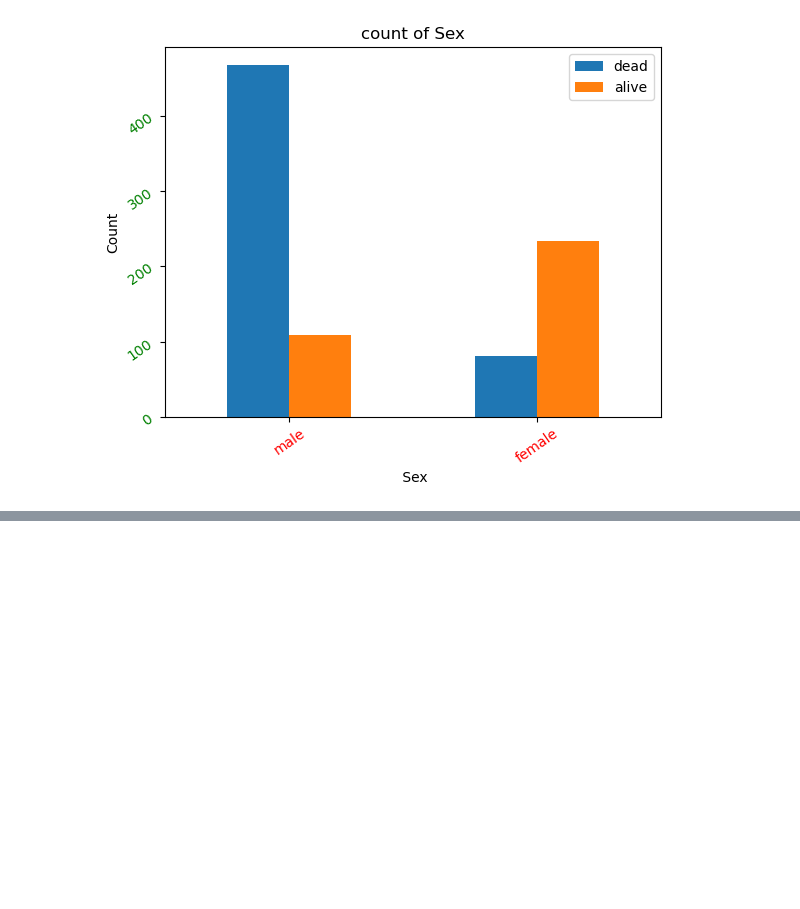
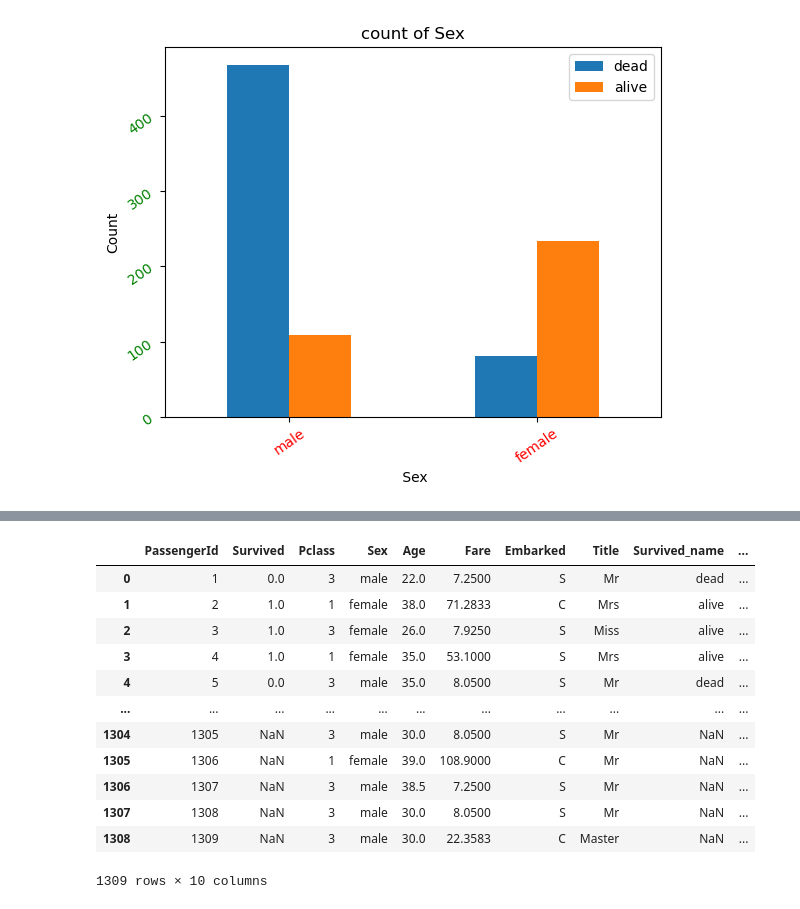
Before and after one commit to KennethAgbo/Data--Wrangling-and-EDA-on-Titanic-Data-set-, a Jupyter notebook: Notebook.ipynb, the cells around one changed output, grey strips where cells are left out. Drawn from its saved outputs; the diff is of its cells as text; code cells hidden in the pictures; blank space fills up the shorter version.

```diff
--- a/Notebook.ipynb
+++ b/Notebook.ipynb
@@ -370,0 +449,20 @@ sns.scatterplot(data=df, x="Age", y="Fare")
+# %%
+df['no of family']=df['SibSp'] + df['Parch']
+# %%
+df_new = df.drop(columns=['SibSp','Parch', 'Name', 'Ticket'])
+# %%
+df_new
+# %% [output]
+|  | PassengerId | Survived | Pclass | Sex | Age | Fare | Embarked | Title | Survived_name | ... |
+| 0 | 1 | 0.0 | 3 | male | 22.0 | 7.2500 | S | Mr | dead | ... |
+| 1 | 2 | 1.0 | 1 | female | 38.0 | 71.2833 | C | Mrs | alive | ... |
+| 2 | 3 | 1.0 | 3 | female | 26.0 | 7.9250 | S | Miss | alive | ... |
+| 3 | 4 | 1.0 | 1 | female | 35.0 | 53.1000 | S | Mrs | alive | ... |
+| 4 | 5 | 0.0 | 3 | male | 35.0 | 8.0500 | S | Mr | dead | ... |
+| ... | ... | ... | ... | ... | ... | ... | ... | ... | ... | ... |
+| 1304 | 1305 | NaN | 3 | male | 30.0 | 8.0500 | S | Mr | NaN | ... |
+| 1305 | 1306 | NaN | 1 | female | 39.0 | 108.9000 | C | Mr | NaN | ... |
+| 1306 | 1307 | NaN | 3 | male | 38.5 | 7.2500 | S | Mr | NaN | ... |
+| 1307 | 1308 | NaN | 3 | male | 30.0 | 8.0500 | S | Mr | NaN | ... |
+| 1308 | 1309 | NaN | 3 | male | 30.0 | 22.3583 | C | Master | NaN | ... |
+1309 rows × 10 columns
```
Also changed, not shown: parts of 64 cells of this notebook.
